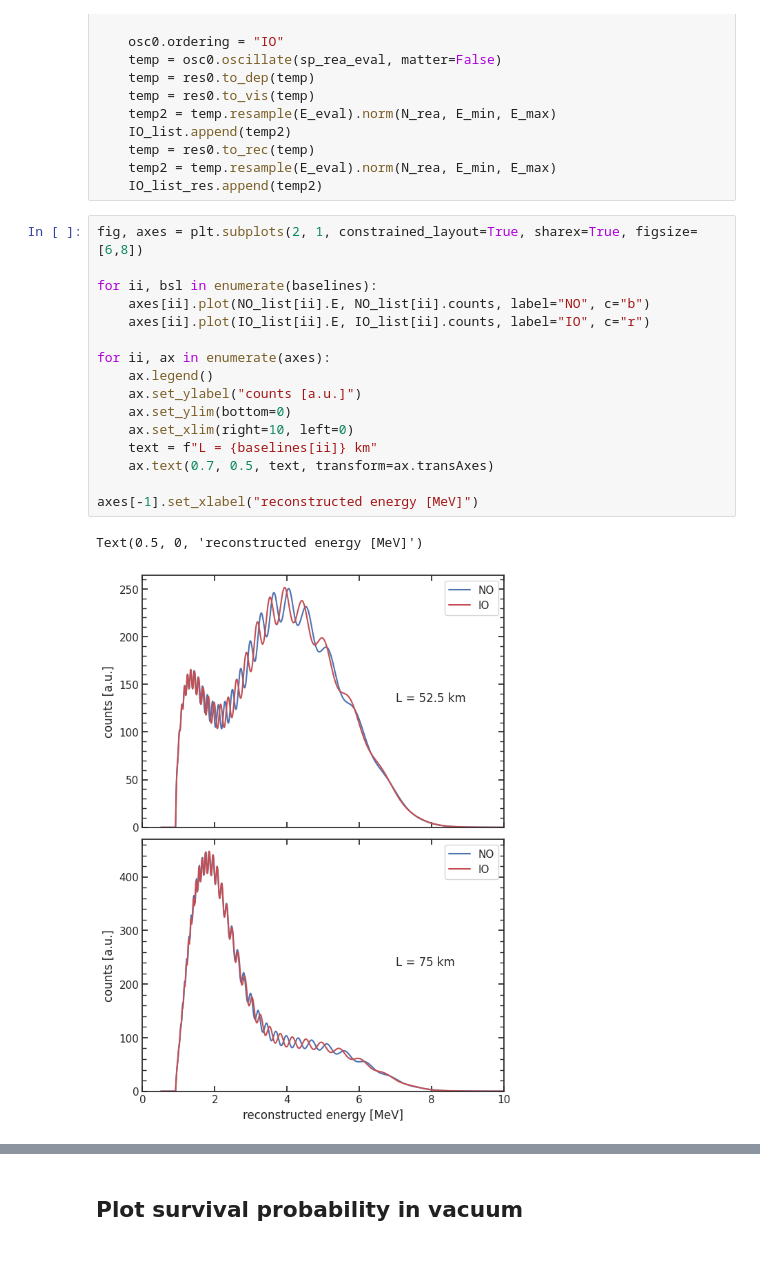
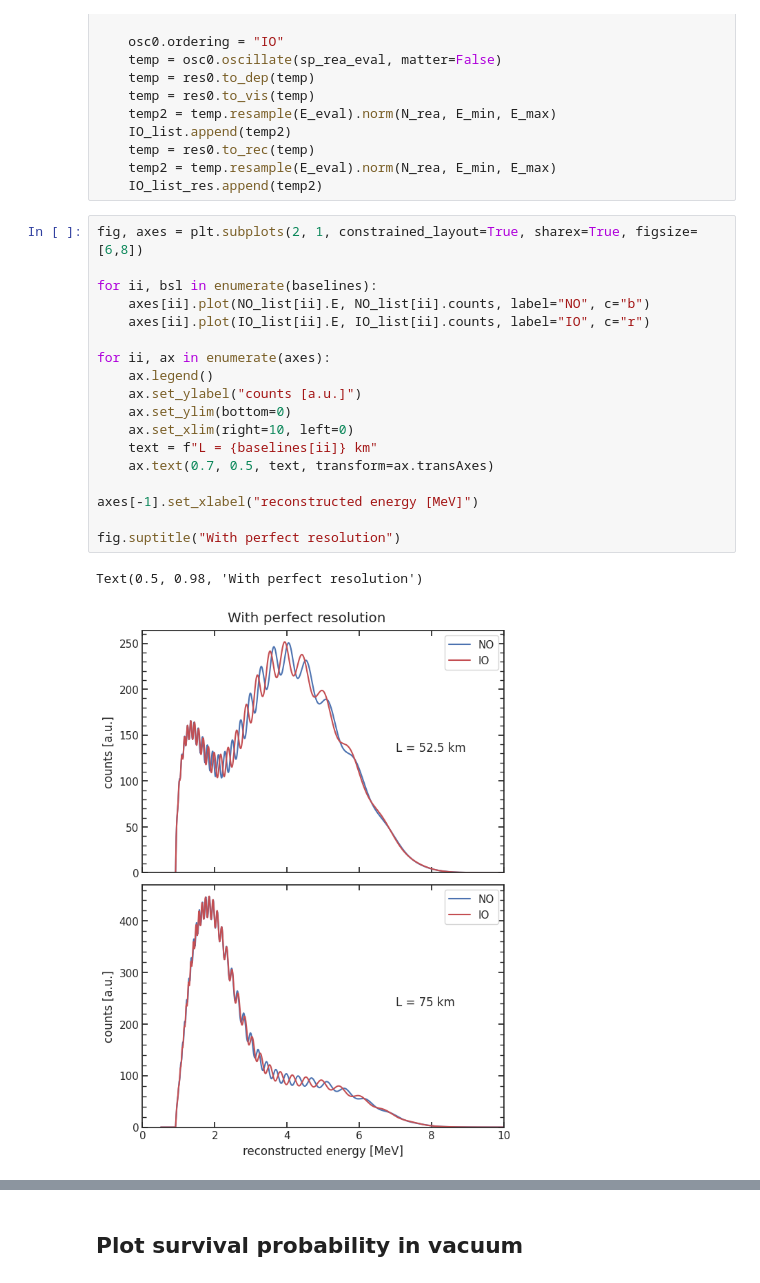
Before and after one commit to Beola0/inss2023, a Jupyter notebook: juno_homework.ipynb, the cells around one changed output, grey strips where cells are left out. Cells and saved outputs as stored; diff of their text form.

```diff
--- a/juno_homework.ipynb
+++ b/juno_homework.ipynb
@@ -216,22 +218,24 @@ for bsl in baselines:
 # %%
 fig, axes = plt.subplots(2, 1, constrained_layout=True, sharex=True, figsize=[6,8])
 
 for ii, bsl in enumerate(baselines):
     axes[ii].plot(NO_list[ii].E, NO_list[ii].counts, label="NO", c="b")
     axes[ii].plot(IO_list[ii].E, IO_list[ii].counts, label="IO", c="r")
 
 for ii, ax in enumerate(axes):
     ax.legend()
     ax.set_ylabel("counts [a.u.]")
     ax.set_ylim(bottom=0)
     ax.set_xlim(right=10, left=0)
     text = f"L = {baselines[ii]} km"
     ax.text(0.7, 0.5, text, transform=ax.transAxes)
 
 axes[-1].set_xlabel("reconstructed energy [MeV]")
+
+fig.suptitle("With perfect resolution")
 # %% [output]
-Text(0.5, 0, 'reconstructed energy [MeV]')
+Text(0.5, 0.98, 'With perfect resolution')
-[figure, old version]
+[figure, new version]
 # %%
 fig, axes = plt.subplots(2, 1, constrained_layout=True, sharex=True, figsize=[6,8])
 
```
Also changed, not shown: parts of 2 cells of this notebook, 3 other files.
